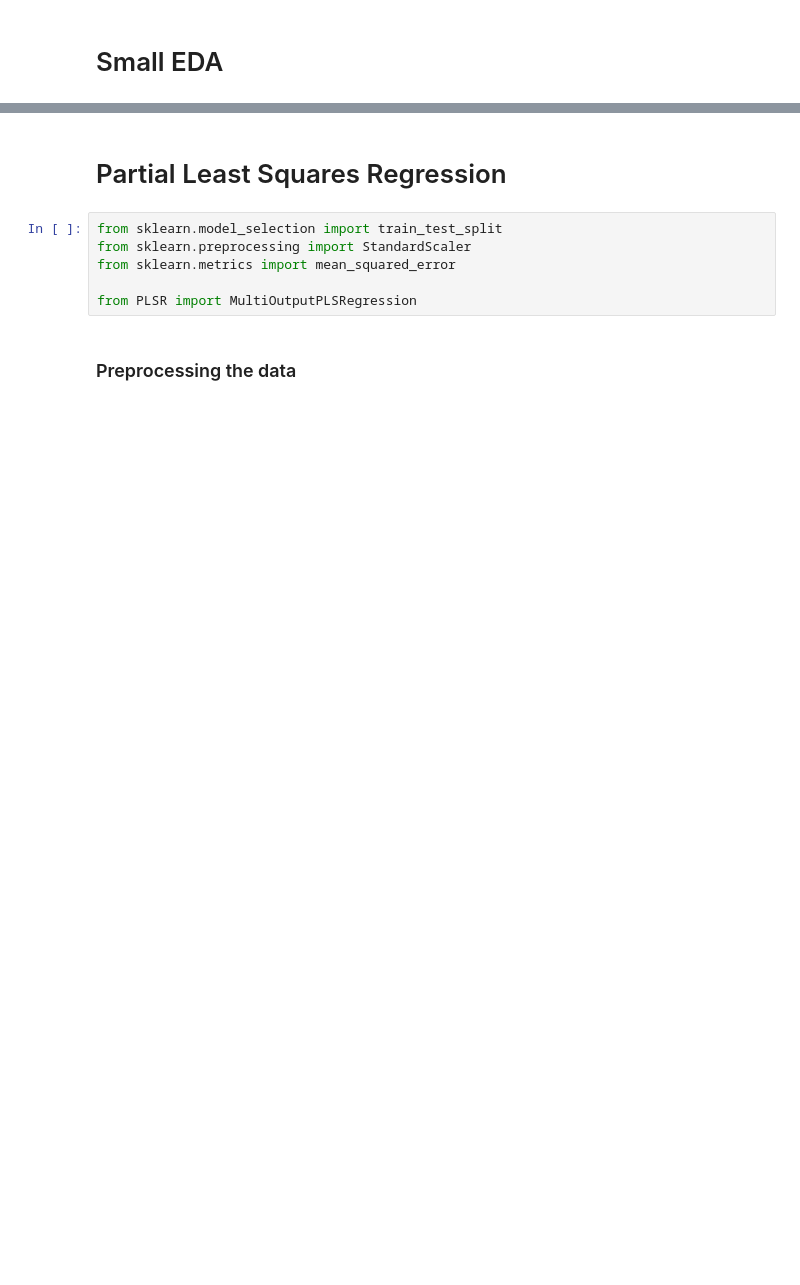
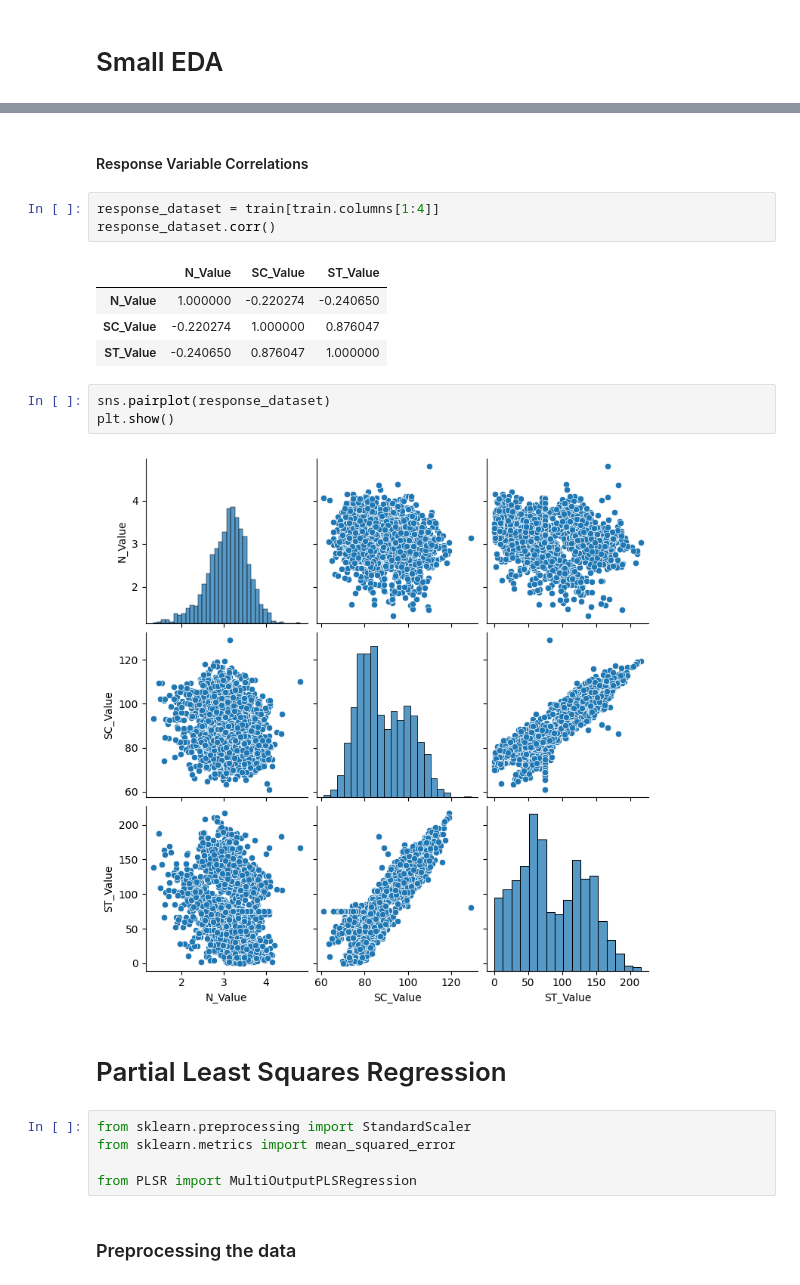
Before and after one commit to Shripad735/Nitrogen-Status-By-Spectroscopy, a Jupyter notebook: PLSR/PLSR.ipynb, the cells around one changed output, grey strips where cells are left out. Saved outputs shown, nothing was run; the diff lists cells and outputs as text; blank space fills up the shorter version.

```diff
--- a/PLSR/PLSR.ipynb
+++ b/PLSR/PLSR.ipynb
@@ -43,7 +46,21 @@ Highly correlated features.... luckly we can use PLS to reduce the dimensionalit
+# %% [markdown]
+#### Response Variable Correlations
+# %%
+response_dataset = train[train.columns[1:4]]
+response_dataset.corr()
+# %% [output]
+|  | N_Value | SC_Value | ST_Value |
+| N_Value | 1.000000 | -0.220274 | -0.240650 |
+| SC_Value | -0.220274 | 1.000000 | 0.876047 |
+| ST_Value | -0.240650 | 0.876047 | 1.000000 |
+# %%
+sns.pairplot(response_dataset)
+plt.show()
+# %% [output]
+[figure, added]
 # %% [markdown]
 # Partial Least Squares Regression
 # %%
-from sklearn.model_selection import train_test_split
 from sklearn.preprocessing import StandardScaler
 from sklearn.metrics import mean_squared_error
 
```
Also changed, not shown: parts of 14 cells of this notebook.
